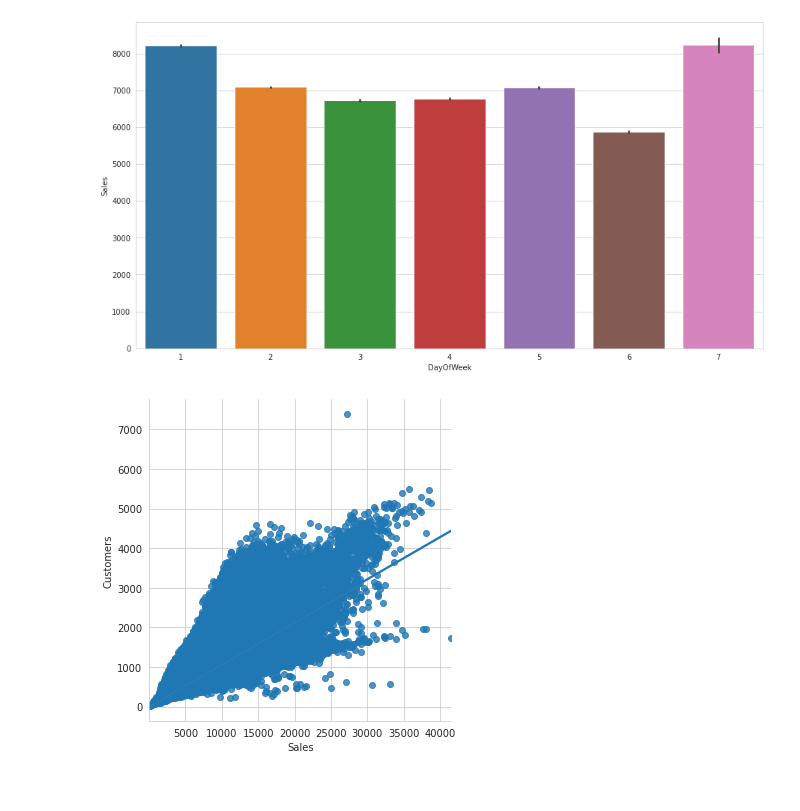
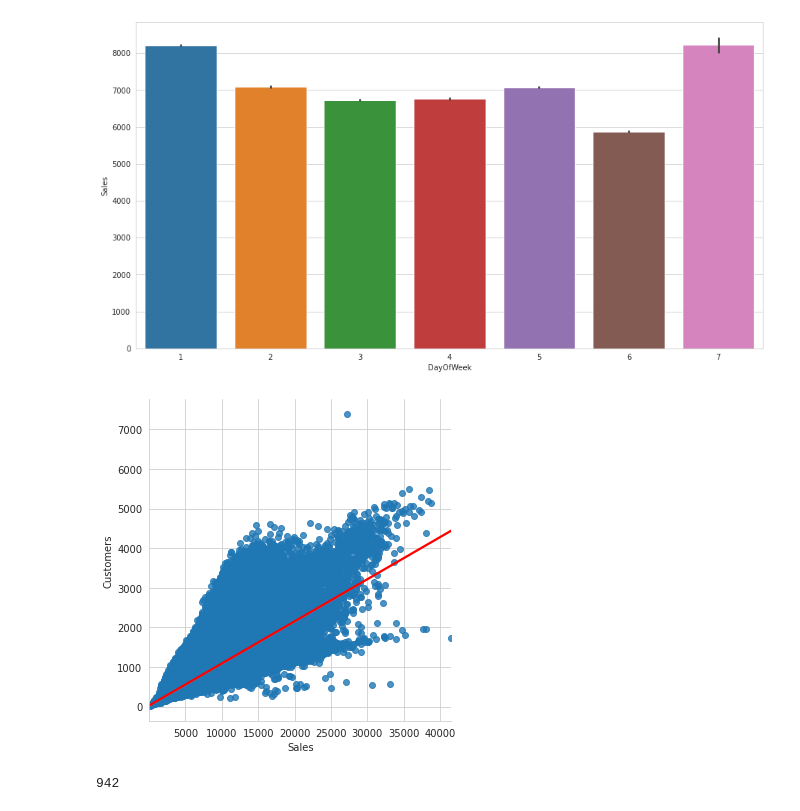
Before and after one commit to asim5800/Retail-Sales-Prediction, a Jupyter notebook: Asim_Rossmann_Sales_Prediction_Capstone_Project.ipynb, the cells around one changed output. Drawn from its saved outputs; the diff is of its cells as text; code cells hidden in the pictures.

```diff
--- a/Asim_Rossmann_Sales_Prediction_Capstone_Project.ipynb
+++ b/Asim_Rossmann_Sales_Prediction_Capstone_Project.ipynb
@@ -53,7 +50,7 @@ import missingno as msno
 %matplotlib inline
 # %%
 #loading and reading TELECOM CHURN CSV file
-rossman_df= pd.read_csv('/content/drive/MyDrive/Retail Sales Prediction - Asim Siddiqui/Rossmann Stores Data.csv')
+rossman_df= pd.read_csv('/content/drive/MyDrive/Retail Sales Prediction - Asim Siddiqui/Rossmann Stores Data.csv', low_memory= False)
 # %%
 store_df = pd.read_csv('/content/drive/MyDrive/Retail Sales Prediction - Asim Siddiqui/Store.csv')
 # %%
@@ -98,0 +100,4 @@ rossman_df.describe()
+# %%
+#sorting dataframe date order
+rossman_df.sort_values(by=['Date'],inplace=True, ascending= True)
+rossman_df.Date.head(5)
@@ -274,6 +286,11 @@ day_sales=sns.barplot(x='DayOfWeek', y='Sales' ,data=rossman_df); # on an avereg
 # %% [output]
 [figure]
 # %%
-sns.lmplot(x= 'Sales' , y ='Customers',data=rossman_df, palette='seismic');
+#linear relation between sales and customers
+sns.lmplot(x= 'Sales' , y ='Customers',data=rossman_df, palette='seismic', height=5,aspect=1,line_kws={'color': 'red'} );
 # %% [output]
-[figure, old version]
+[figure, new version]
+# %%
+rossman_df['Date'].nunique()
+# %% [output]
+942
```
Also changed, not shown: parts of 36 cells of this notebook.
